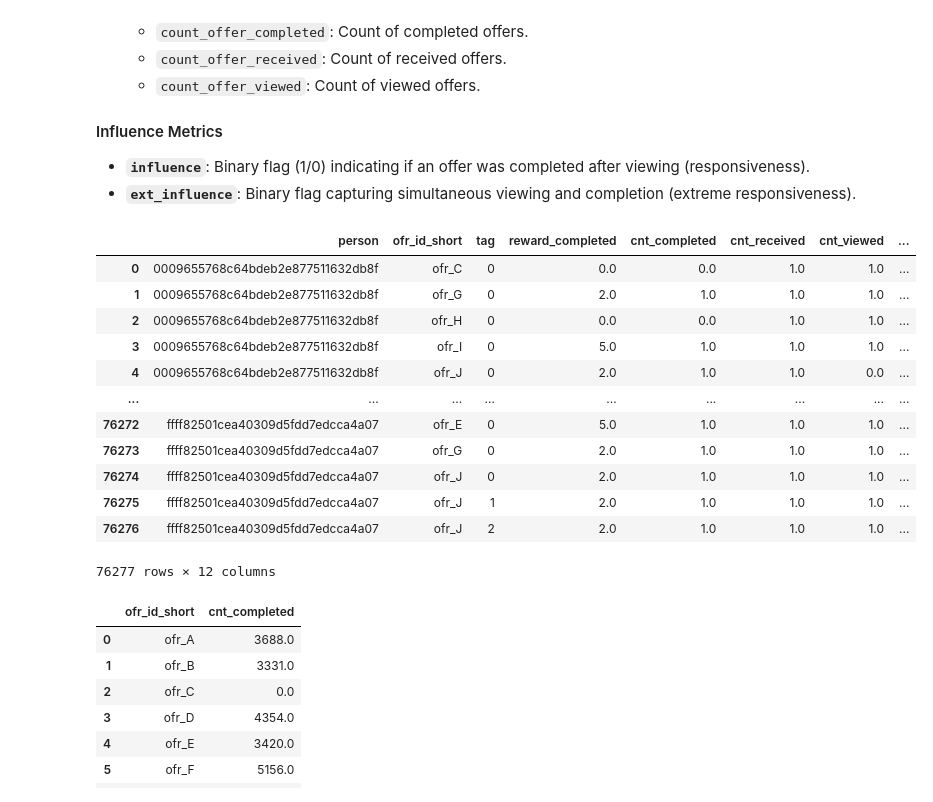
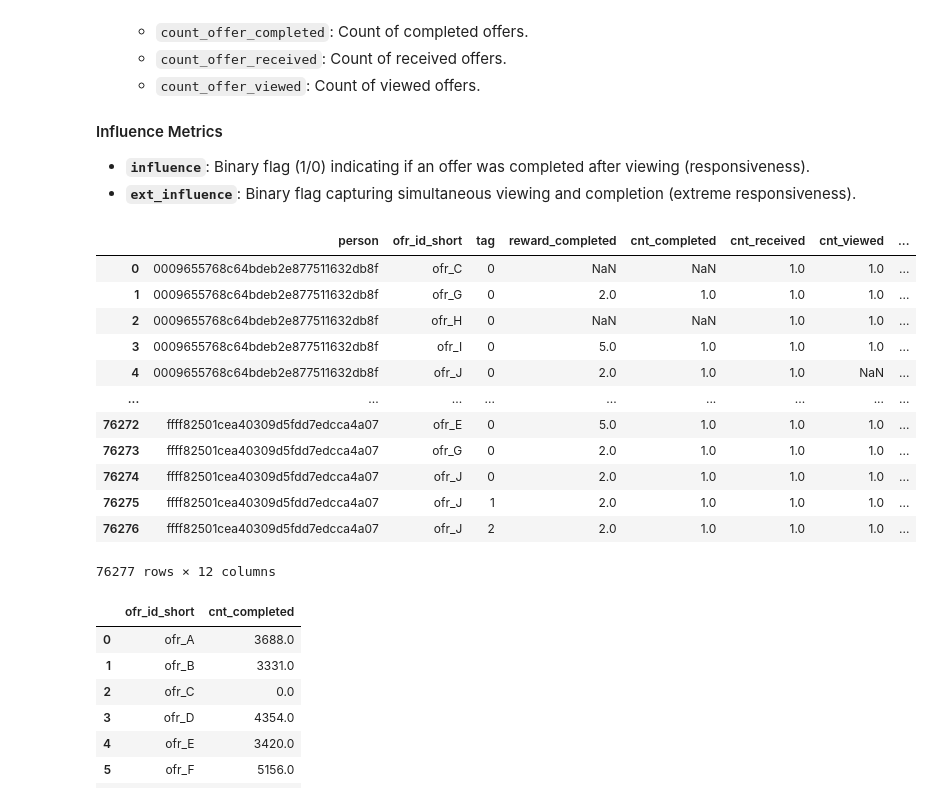
Before and after one commit to Niltonjuniorphd/Starbucks_project, a Jupyter notebook: Starbucks_Capstone_notebook_personal.ipynb, the cells around one changed output. Cells and saved outputs as stored; diff of their text form; code cells hidden in the pictures.

```diff
--- a/Starbucks_Capstone_notebook_personal.ipynb
+++ b/Starbucks_Capstone_notebook_personal.ipynb
@@ -963,40 +963,40 @@ unique_event_features['curiosity_vr'] = (1 / (unique_event_features['to_vr'] + 1
 unique_event_features['eagerness_cv'] = [(1 / (x + 1))*100 if ((not np.isnan(x)) & (x >=0)) else -1 for x in unique_event_features['to_cv']]
 unique_event_features['overall_cr'] = (1 / (unique_event_features['to_cr'] + 1)) * 100
 
 # Defining influence metrics based on time conditions
 unique_event_features['influence'] = (
     (~pd.isna(unique_event_features['time_completed'])) &
     (unique_event_features['time_completed'] != np.inf) &
     (unique_event_features['time_completed'] >= unique_event_features['time_viewed'])
 ).astype(int)
 
 # Extreme influence is when the offer is viewed and completed at the same time.
 unique_event_features['ext_influence'] = (
     (~pd.isna(unique_event_features['time_viewed'])) &
     (unique_event_features['time_viewed'] != np.inf) &
     (unique_event_features['time_completed'] == unique_event_features['time_viewed'])
 ).astype(int)
 
 # Dropping intermediate time calculation columns and others, rounding final values.
 unique_event_features = unique_event_features.drop(
     columns=['time_completed', 'time_received', 'time_viewed', 'to_vr', 'to_cv', 'to_cr']
 ).round(1)
 
 # Filling NaN values in columns with 0
-unique_event_features = unique_event_features.fillna(0)
+unique_event_features = unique_event_features #.fillna(0)
 
 # Persisting the data in the gold layer
-unique_event_features.to_csv('medalion_data_store/silver/unique_event_features.csv')
+unique_event_features.to_csv('medalion_data_store/silver/unique_event_features.csv', index=False)
 
 # Displaying the final DataFrame
 unique_event_features
 # %% [output]
 |  | person | ofr_id_short | tag | reward_completed | cnt_completed | cnt_received | cnt_viewed | ... |
-| 0 | 0009655768c64bdeb2e877511632db8f | ofr_C | 0 | 0.0 | 0.0 | 1.0 | 1.0 | ... |
+| 0 | 0009655768c64bdeb2e877511632db8f | ofr_C | 0 | NaN | NaN | 1.0 | 1.0 | ... |
 | 1 | 0009655768c64bdeb2e877511632db8f | ofr_G | 0 | 2.0 | 1.0 | 1.0 | 1.0 | ... |
-| 2 | 0009655768c64bdeb2e877511632db8f | ofr_H | 0 | 0.0 | 0.0 | 1.0 | 1.0 | ... |
+| 2 | 0009655768c64bdeb2e877511632db8f | ofr_H | 0 | NaN | NaN | 1.0 | 1.0 | ... |
 | 3 | 0009655768c64bdeb2e877511632db8f | ofr_I | 0 | 5.0 | 1.0 | 1.0 | 1.0 | ... |
-| 4 | 0009655768c64bdeb2e877511632db8f | ofr_J | 0 | 2.0 | 1.0 | 1.0 | 0.0 | ... |
+| 4 | 0009655768c64bdeb2e877511632db8f | ofr_J | 0 | 2.0 | 1.0 | 1.0 | NaN | ... |
 | ... | ... | ... | ... | ... | ... | ... | ... | ... |
 | 76272 | ffff82501cea40309d5fdd7edcca4a07 | ofr_E | 0 | 5.0 | 1.0 | 1.0 | 1.0 | ... |
 | 76273 | ffff82501cea40309d5fdd7edcca4a07 | ofr_G | 0 | 2.0 | 1.0 | 1.0 | 1.0 | ... |
```
Also changed, not shown: parts of 5 cells of this notebook, 4 other files.
